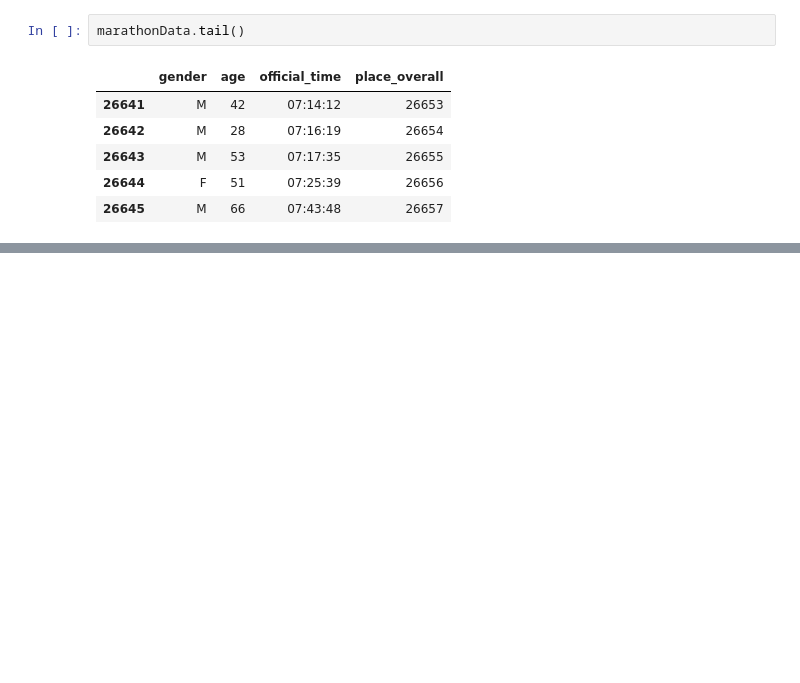
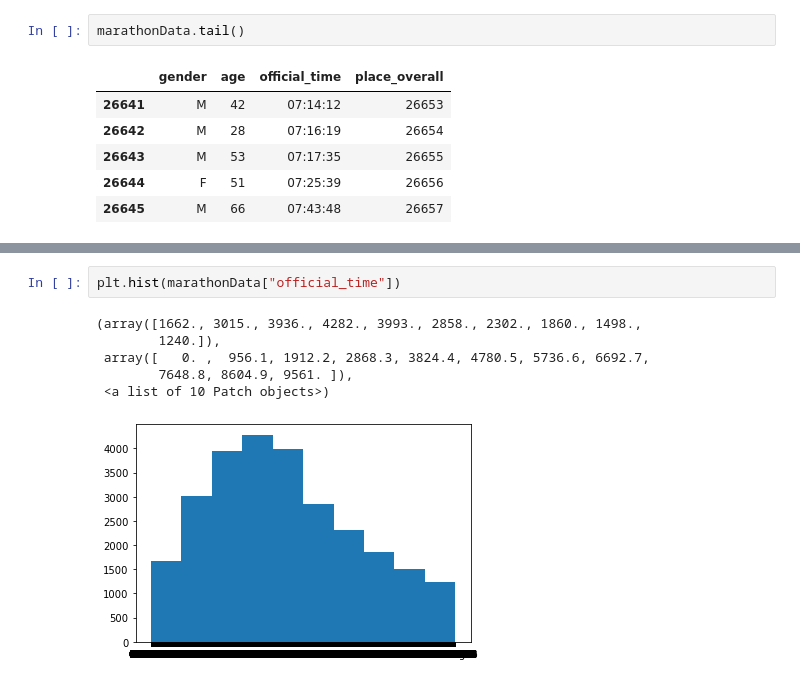
Before and after one commit to eoinlees/PforDA-Project-2020, a Jupyter notebook: PforDA-Project-2020.ipynb, the cells around one changed output, grey strips where cells are left out. Cells and saved outputs as stored; diff of their text form; blank space fills up the shorter version.

```diff
--- a/PforDA-Project-2020.ipynb
+++ b/PforDA-Project-2020.ipynb
@@ -112,0 +162,9 @@ AttributeError: module 'seaborn' has no attribute 'version'
+# %%
+plt.hist(marathonData["official_time"])
+# %% [output]
+(array([1662., 3015., 3936., 4282., 3993., 2858., 2302., 1860., 1498.,
+        1240.]),
+ array([   0. ,  956.1, 1912.2, 2868.3, 3824.4, 4780.5, 5736.6, 6692.7,
+        7648.8, 8604.9, 9561. ]),
+ <a list of 10 Patch objects>)
+[figure, added]
```
Also changed, not shown: parts of 39 cells of this notebook.
